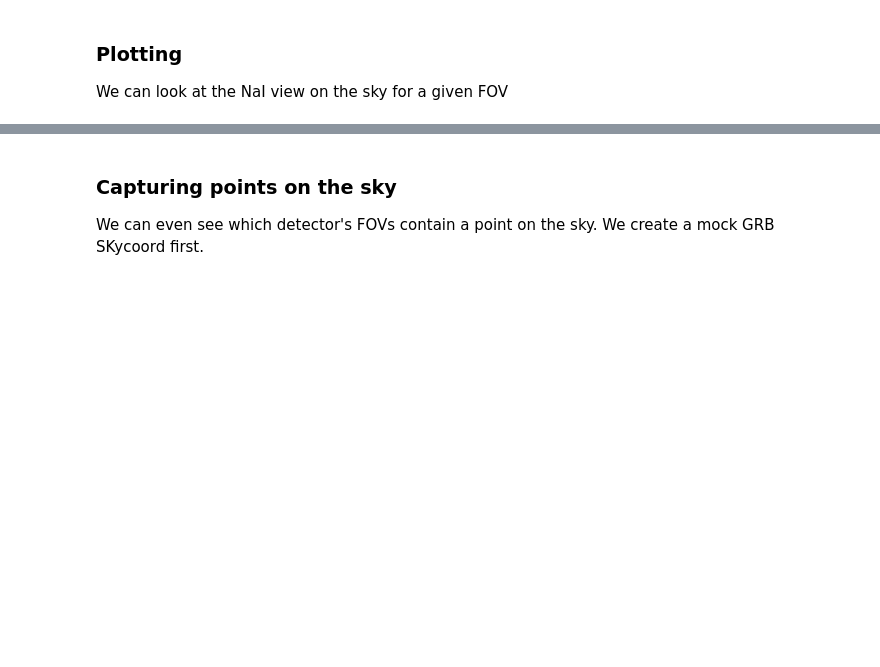
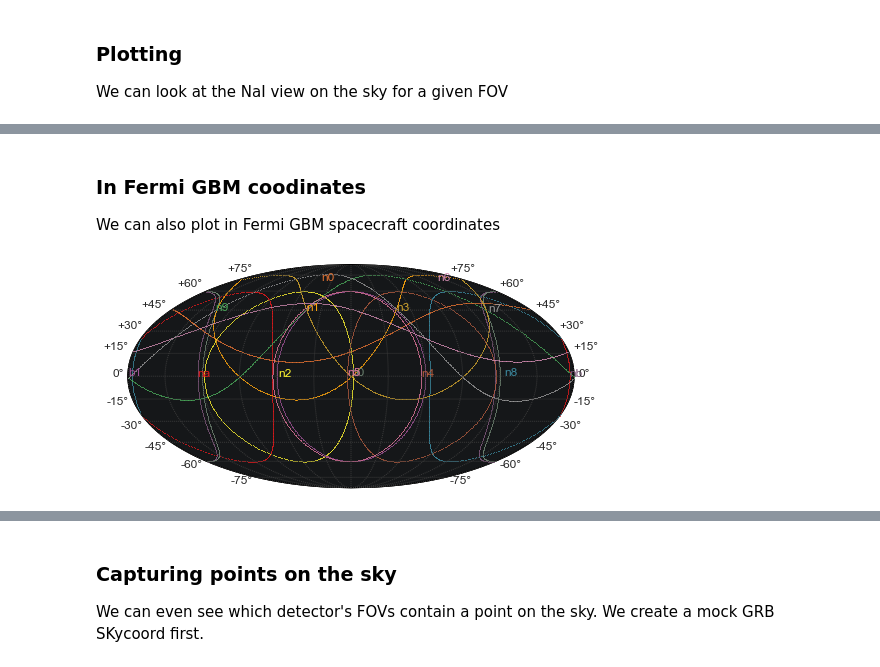
Before and after one commit to grburgess/gbmgeometry, a Jupyter notebook: examples/demo.ipynb, the cells around one changed output, grey strips where cells are left out. Saved outputs shown, nothing was run; the diff lists cells and outputs as text; code cells hidden in the pictures; blank space fills up the shorter version.

```diff
--- a/examples/demo.ipynb
+++ b/examples/demo.ipynb
@@ -147,0 +148,8 @@ Warning: Cannot label parallels on Orthographic basemapWarning: Cannot label par
+# %% [markdown]
+### In Fermi GBM coodinates
+
+We can also plot in Fermi GBM spacecraft coordinates
+# %%
+myGBM.detector_plot(radius=60,fermi_frame=True)
+# %% [output]
+[figure, added]
```
Also changed, not shown: parts of 7 cells of this notebook, 1 other file.
